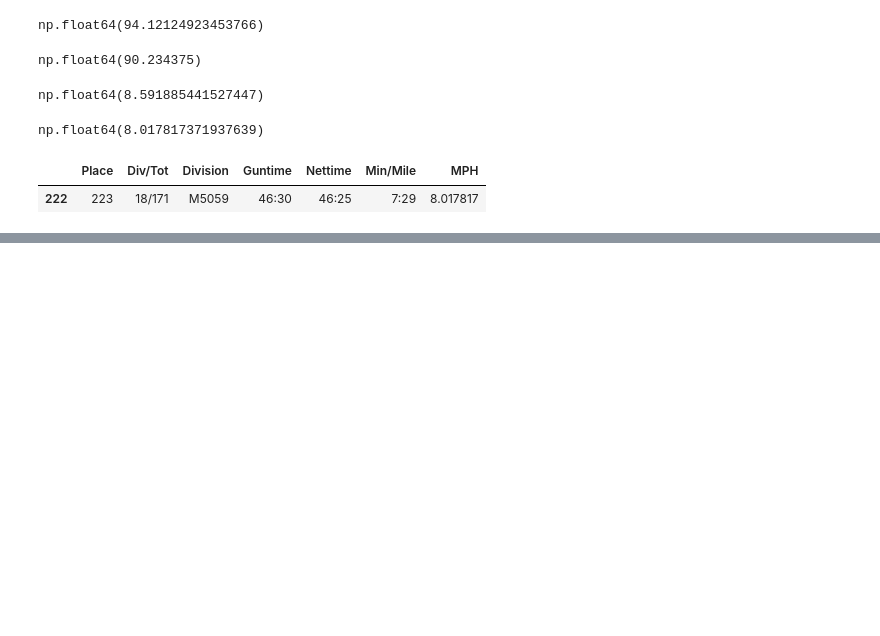
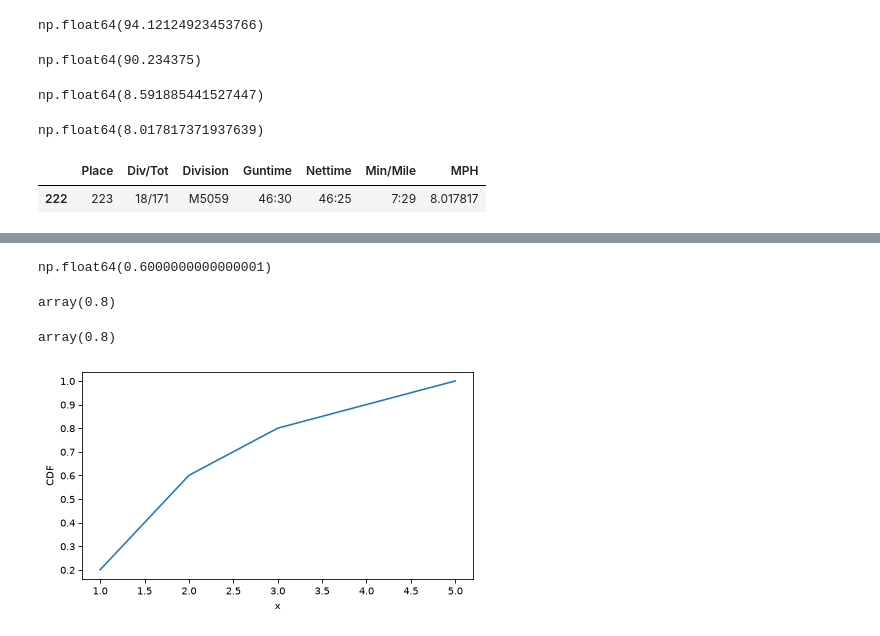
Before and after one commit to acsiuc/think-stats, a Jupyter notebook: notebooks/chapter-04.ipynb, the cells around one changed output, grey strips where cells are left out. Cells and saved outputs as stored; diff of their text form; code cells hidden in the pictures; blank space fills up the shorter version.

Commit message:
chapter-04: comparing the cdf, its inverse and it's step plot

```diff
--- a/notebooks/chapter-04.ipynb
+++ b/notebooks/chapter-04.ipynb
@@ -87,3 +87,9 @@ next_division.query("MPH > 8.01").tail(1)
 # %% [output]
 |  | Place | Div/Tot | Division | Guntime | Nettime | Min/Mile | MPH |
 | 222 | 223 | 18/171 | M5059 | 46:30 | 46:25 | 7:29 | 8.017817 |
+# %%
+t = [1,2,2,3,5]
+# %%
+from empiricaldist import Pmf
+pmf = Pmf.from_seq(t)
+pmf
@@ -89,0 +106,3 @@ next_division.query("MPH > 8.01").tail(1)
+# %%
+cdf = pmf.make_cdf()
+cdf
@@ -89,0 +115,18 @@ next_division.query("MPH > 8.01").tail(1)
+# %%
+cdf[2]
+# %% [output]
+np.float64(0.6000000000000001)
+# %%
+cdf(3)
+# %% [output]
+array(0.8)
+# %%
+cdf(4)
+# %% [output]
+array(0.8)
+# %%
+from thinkstats import decorate
+cdf.step()
+decorate(xlabel = 'x',ylabel = 'CDF')
+# %% [output]
+[figure, added]
```
Also changed, not shown: parts of 8 cells of this notebook.
